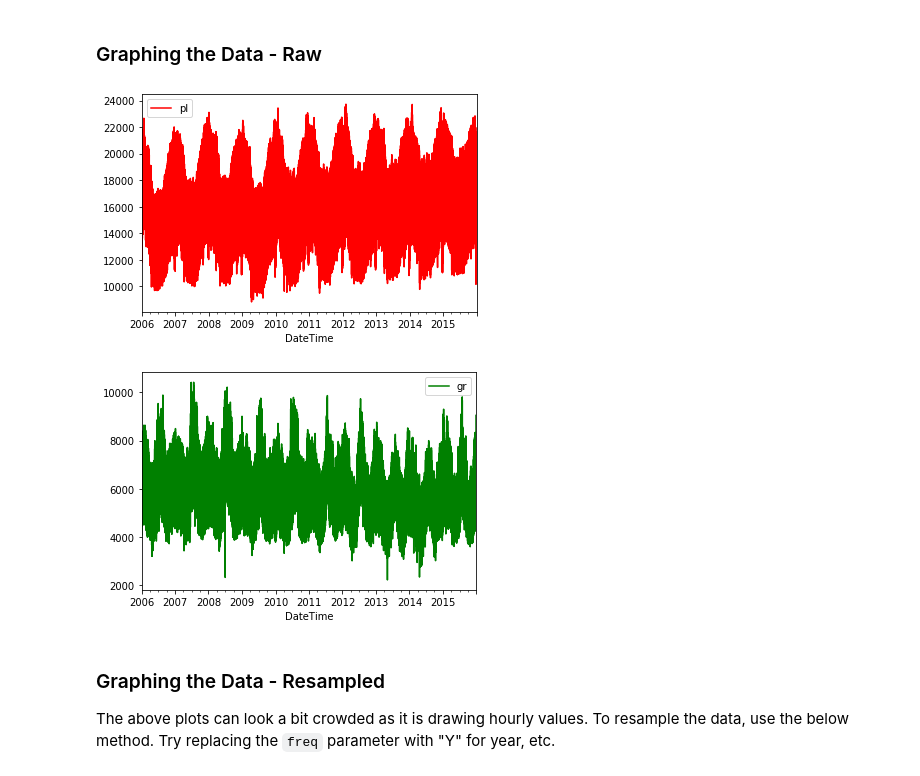
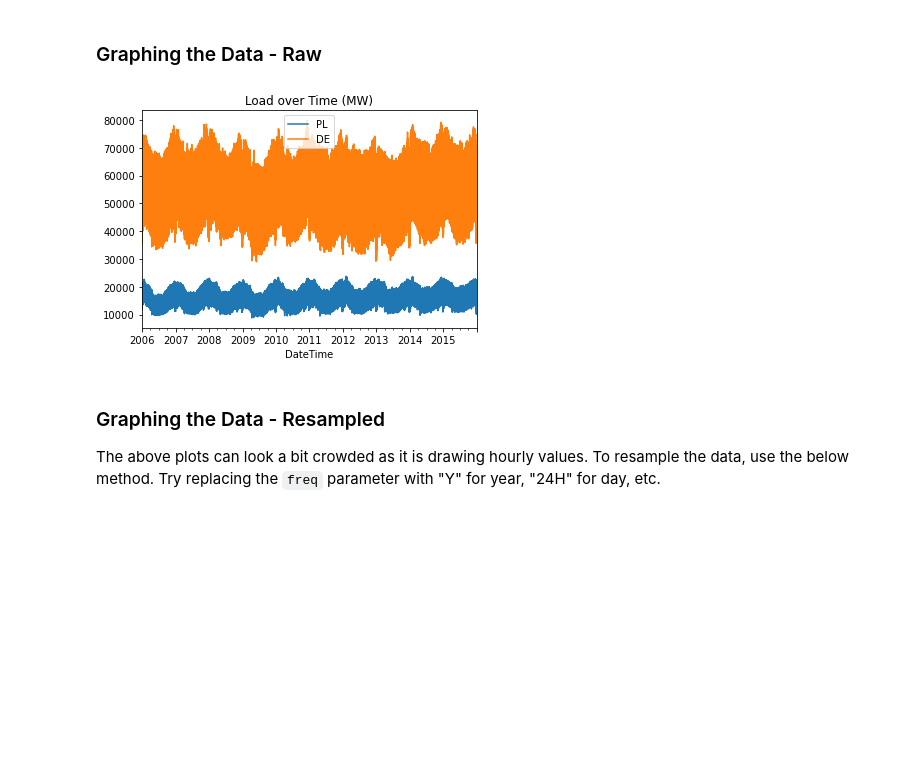
Before and after one commit to annaptasznik/EE555-FinalProject, a Jupyter notebook: prep-data.ipynb, the cells around one changed output. Saved outputs shown, nothing was run; the diff lists cells and outputs as text; code cells hidden in the pictures; blank space fills up the shorter version.

Commit message:
Datetime indexing, GR to DE

```diff
--- a/prep-data.ipynb
+++ b/prep-data.ipynb
@@ -6,7 +6,7 @@ import matplotlib.pyplot as plt
 
 Read the data from our .csv file.
 # %%
-df = pd.read_csv('load_per_country.csv', parse_dates=['DateTime'])
+df = pd.read_csv('load_per_country.csv', parse_dates=['DateTime'], index_col = ['DateTime'])
 
 print(df.shape)
 # %% [output]
@@ -14,4 +14,4 @@ print(df.shape)
 # %%
-select = df[['DateTime','PL','GR']]
+select = df[['PL','DE']]
 print(select)
 # %% [output]
@@ -32,18 +33,13 @@ print(select)
 # %% [markdown]
 ### Graphing the Data - Raw
-# %%
-x = 'DateTime'
-y1 = 'PL'
-y2 = 'GR'
-
-df.plot(x, y=y1, color='r',  label='pl')
-df.plot(x, y=y2, color = 'g',  label = 'gr')
-plt.legend()
-plt.show()
-# %% [output]
-[figure, removed]
-[figure, removed]
+# %%
+select.plot()
+plt.legend()
+plt.title("Load over Time (MW)")
+plt.show()
+# %% [output]
+[figure, added]
 # %% [markdown]
 ### Graphing the Data - Resampled
 
-The above plots can look a bit crowded as it is drawing hourly values. To resample the data, use the below method. Try replacing the `freq` parameter with "Y" for year, etc.
+The above plots can look a bit crowded as it is drawing hourly values. To resample the data, use the below method. Try replacing the `freq` parameter with "Y" for year, "24H" for day, etc.
```
Also changed, not shown: parts of 4 cells of this notebook.
